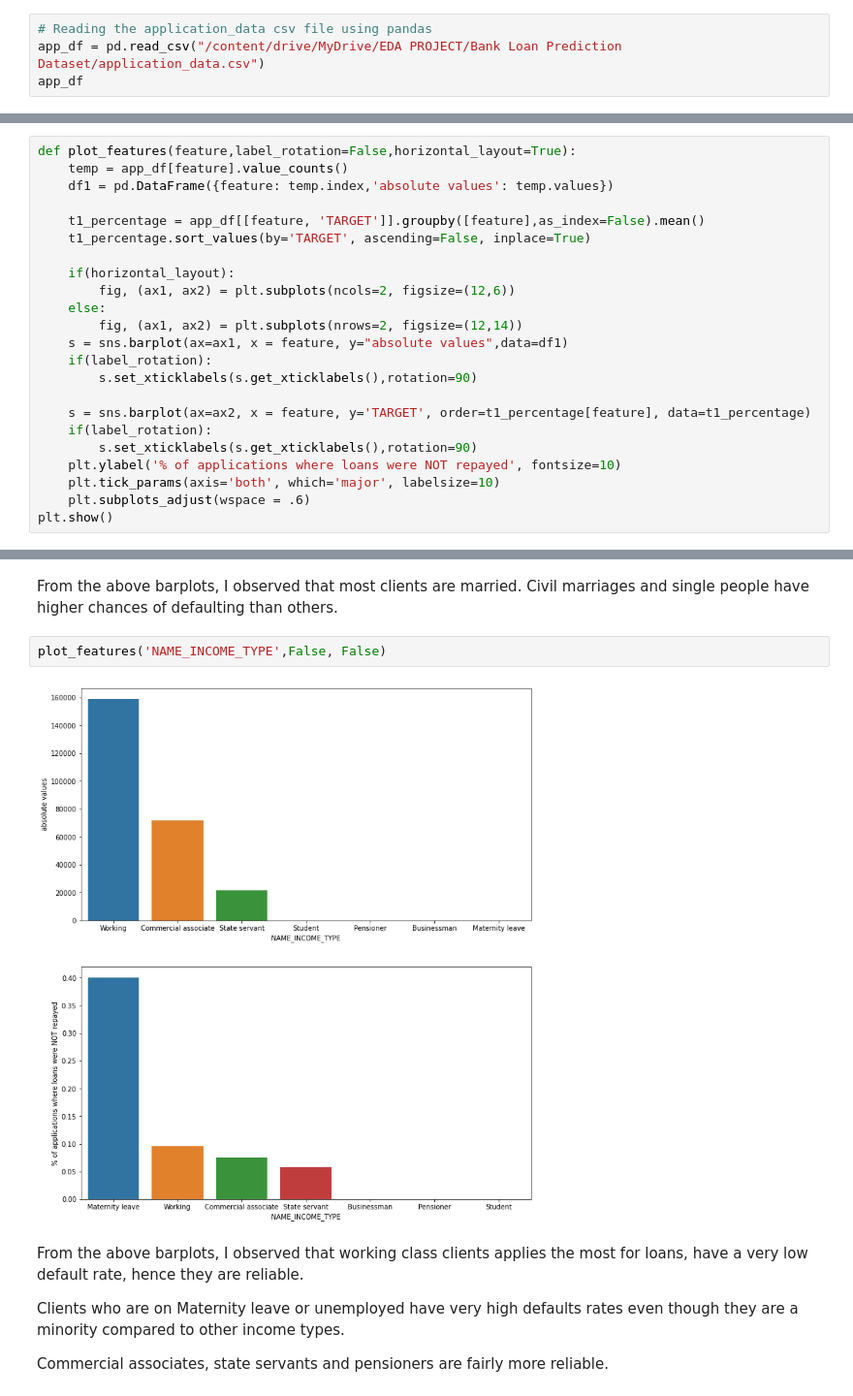
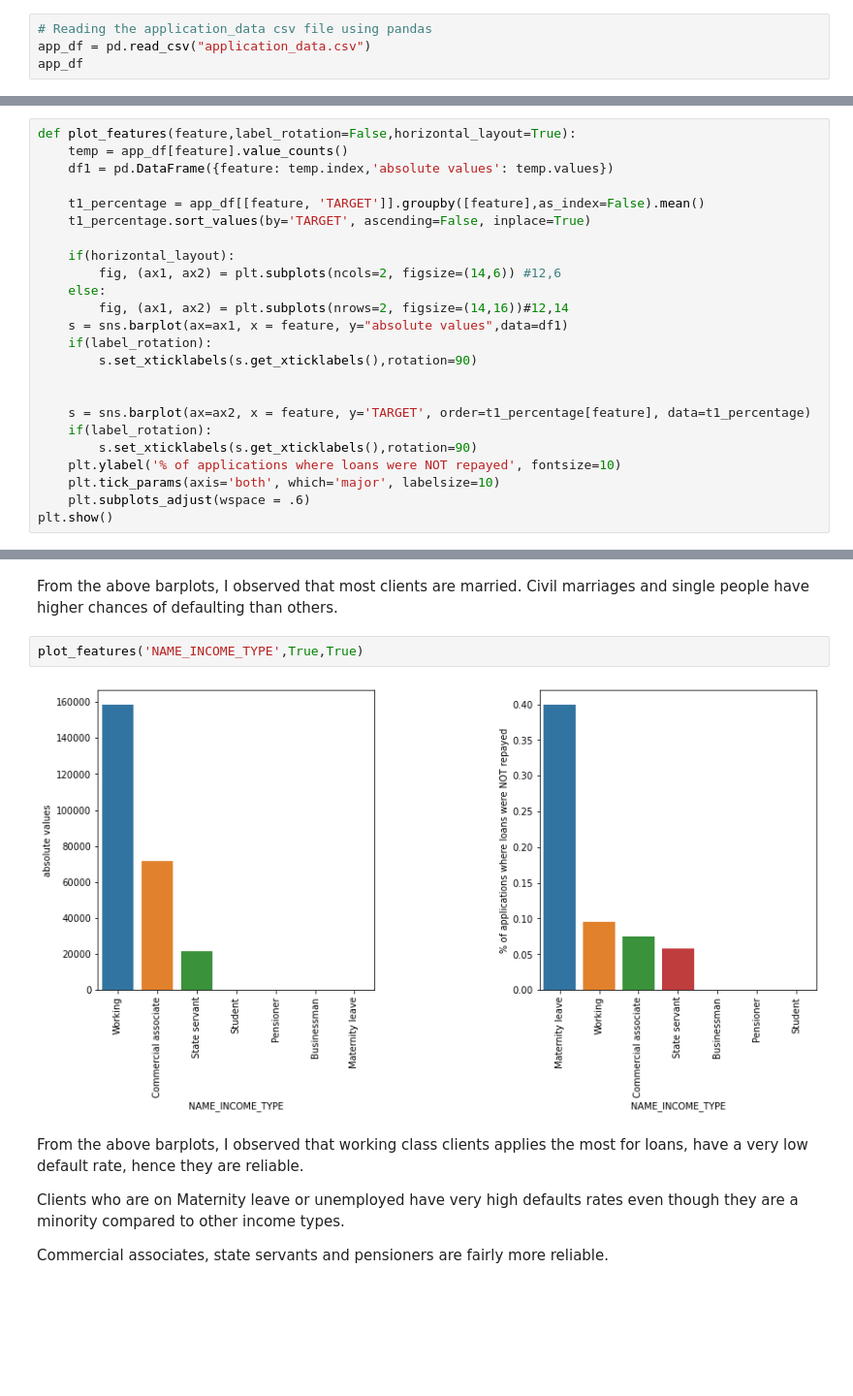
Before and after one commit to nikhilmamidipaka/Bank-Loan-Prediction-Dataset, a Jupyter notebook: Bank_Loan_Prediction_.ipynb, the cells around one changed output, grey strips where cells are left out. Shown at 97% size. Drawn from its saved outputs; the diff is of its cells as text; blank space fills up the shorter version.

```diff
--- a/Bank_Loan_Prediction_.ipynb
+++ b/Bank_Loan_Prediction_.ipynb
@@ -15,7 +10,7 @@ import seaborn as sns
 %matplotlib inline
 # %%
 # Reading the application_data csv file using pandas
-app_df = pd.read_csv("/content/drive/MyDrive/EDA PROJECT/Bank Loan Prediction Dataset/application_data.csv")
+app_df = pd.read_csv("application_data.csv")
 app_df
 # %% [output]
 |  | SK_ID_CURR | TARGET | NAME_CONTRACT_TYPE | CODE_GENDER | FLAG_OWN_CAR | FLAG_OWN_REALTY | CNT_CHILDREN | ... |
@@ -414,12 +401,13 @@ def plot_features(feature,label_rotation=False,horizontal_layout=True):
     t1_percentage.sort_values(by='TARGET', ascending=False, inplace=True)
 
     if(horizontal_layout):
-        fig, (ax1, ax2) = plt.subplots(ncols=2, figsize=(12,6))
+        fig, (ax1, ax2) = plt.subplots(ncols=2, figsize=(14,6)) #12,6
     else:
-        fig, (ax1, ax2) = plt.subplots(nrows=2, figsize=(12,14))
+        fig, (ax1, ax2) = plt.subplots(nrows=2, figsize=(14,16))#12,14
     s = sns.barplot(ax=ax1, x = feature, y="absolute values",data=df1)
     if(label_rotation):
         s.set_xticklabels(s.get_xticklabels(),rotation=90)
+
 
     s = sns.barplot(ax=ax2, x = feature, y='TARGET', order=t1_percentage[feature], data=t1_percentage)
     if(label_rotation):
@@ -444,9 +434,9 @@ plot_features('NAME_FAMILY_STATUS',True, True)
 # %% [markdown]
 From the above barplots, I observed that most clients are married. Civil marriages and single people have higher chances of defaulting than others.
 # %%
-plot_features('NAME_INCOME_TYPE',False, False)
+plot_features('NAME_INCOME_TYPE',True,True)
 # %% [output]
-[figure, old version]
+[figure, new version]
 # %% [markdown]
 From the above barplots, I observed that working class clients applies the most for loans, have a very low default rate, hence they are reliable.
 
```
Also changed, not shown: parts of 88 cells of this notebook.
